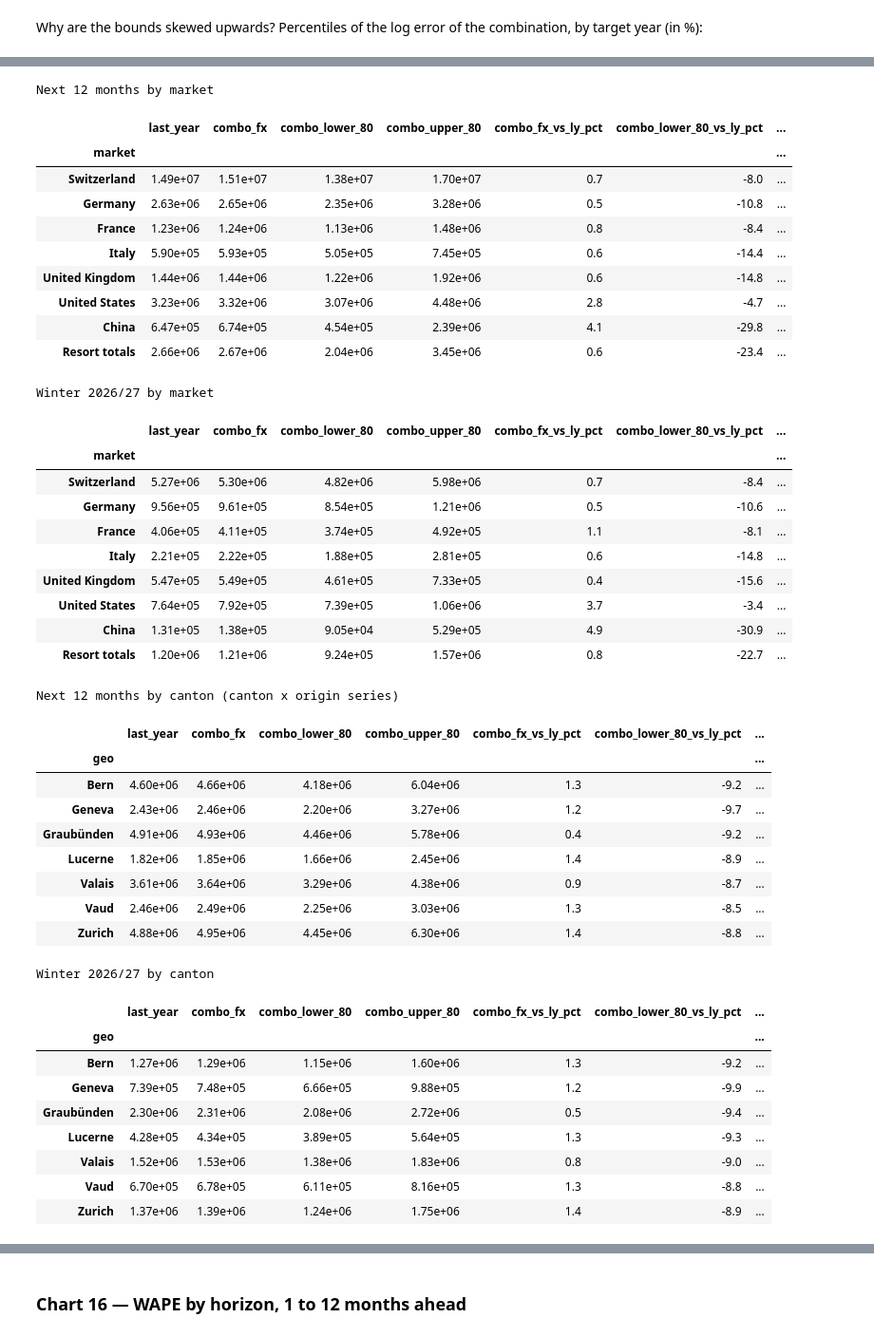
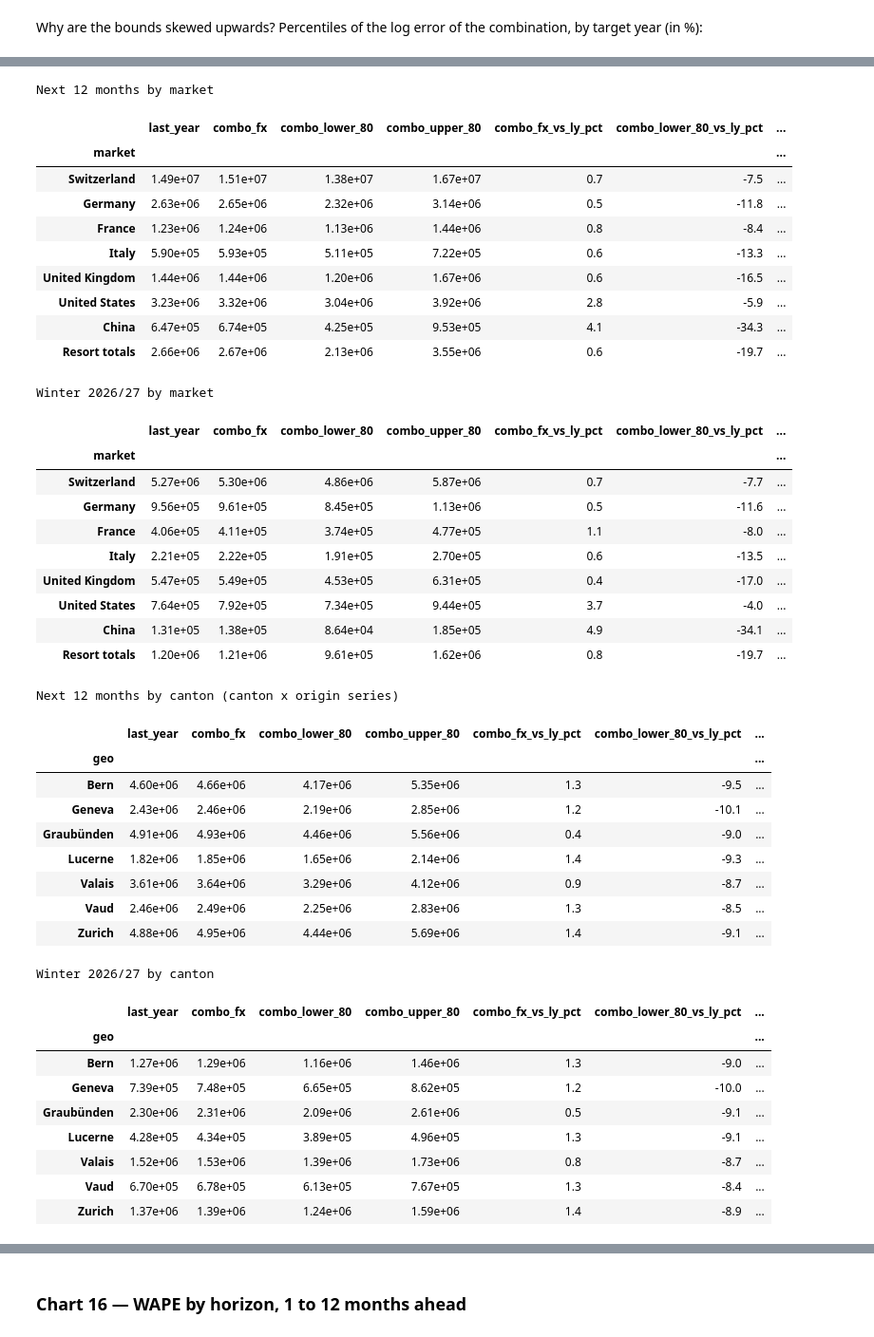
Before and after one commit to Pauulinooo/swiss-tourism-fx, a Jupyter notebook: notebooks/05_long_horizon.ipynb, the cells around one changed output, grey strips where cells are left out. Shown at 95% size. Saved outputs shown, nothing was run; the diff lists cells and outputs as text; code cells hidden in the pictures.

```diff
--- a/notebooks/05_long_horizon.ipynb
+++ b/notebooks/05_long_horizon.ipynb
@@ -154,6 +158,8 @@ display(w12.round(2))
 # %%
-q_cal = ol.interval_quantiles(res, calibration_only=True)
-q_all = ol.interval_quantiles(res, calibration_only=False)
+q_cal = ol.interval_quantiles(res, "check_preset")      # pre-set coverage check: fitted on 2023-2024
+q_all = ol.interval_quantiles(res, "preset")            # pre-set rule for the outlook: all 43 months
+q_c24 = ol.interval_quantiles(res, "check_2024")        # 2024+ rule, coverage check: fitted on 2024
+q_fwd = ol.interval_quantiles(res, "forward")           # 2024+ rule for the outlook: Jan 2024 - Jul 2026
 ev = ol.with_intervals(res[res["target_date"] >= lh.EVAL_START], q_cal)
 print(f"calibration: {res[res['target_date'] <= lh.CALIB_END]['target_date'].nunique()} target months | "
       f"check: {ev['target_date'].nunique()} target months, {len(ev):,} forecasts")
@@ -267,6 +314,7 @@ print(f"2023 (post-covid rebound): q90 {skew.loc[2023, 'q90']:.1f}% vs {skew.loc
 # %%
 models = lh.forecast_from_origin(panel, fx)
-out = ol.build_outlook(panel, fx, q_all, models)
+out = ol.build_outlook(panel, fx, q_fwd, models)
+out_pre = ol.build_outlook(panel, fx, q_all, models)
 
 def prev_actual(months):
     p = panel[panel["date"].isin(months)].copy()
@@ -281,68 +329,68 @@ def outlook_table(sub, prev, by):
     return t
 
 m12 = pd.date_range("2025-08-01", "2026-07-01", freq="MS")
 mw = pd.date_range("2025-12-01", "2026-03-01", freq="MS")
 canton_out, canton_prev12, canton_prevw = out[out["level"] == "canton"], prev_actual(m12), prev_actual(mw)
 o_m12 = outlook_table(out, prev_actual(m12), "market").reindex(MARKET_ORDER)
 o_mw = outlook_table(out[out["in_winter"]], prev_actual(mw), "market").reindex(MARKET_ORDER)
 o_c12 = outlook_table(canton_out, canton_prev12[canton_prev12["level"] == "canton"], "geo")
 o_cw = outlook_table(canton_out[canton_out["in_winter"]], canton_prevw[canton_prevw["level"] == "canton"], "geo")
 show = ["last_year", "combo_fx", "combo_lower_80", "combo_upper_80", "combo_fx_vs_ly_pct", "combo_lower_80_vs_ly_pct",
         "combo_upper_80_vs_ly_pct", "gb_fx_vs_ly_pct"]
 for title, t in [("Next 12 months by market", o_m12), ("Winter 2026/27 by market", o_mw),
                  ("Next 12 months by canton (canton x origin series)", o_c12), ("Winter 2026/27 by canton", o_cw)]:
     print(title); display(t[show].round(1))
 ct = canton_out.copy()
 tot12 = {c: ct[c].sum() for c in ["combo_fx", "combo_lower_80", "combo_upper_80"]}
 ly12 = canton_prev12.loc[canton_prev12["level"] == "canton", "nights"].sum()
 totw = {c: ct.loc[ct["in_winter"], c].sum() for c in ["combo_fx", "combo_lower_80", "combo_upper_80"]}
 lyw = canton_prevw.loc[canton_prevw["level"] == "canton", "nights"].sum()
 pct = lambda x, ly: 100 * (x / ly - 1)
 print(f"7 cantons, 7 markets, next 12 months: {tot12['combo_fx']/1e6:.1f} m nights "
-      f"({pct(tot12['combo_fx'], ly12):+.1f}% vs Aug 2025 - Jul 2026; 80% interval "
+      f"({pct(tot12['combo_fx'], ly12):+.1f}% vs Aug 2025 - Jul 2026; wide range "
       f"{pct(tot12['combo_lower_80'], ly12):+.1f}% to {pct(tot12['combo_upper_80'], ly12):+.1f}%)")
 print(f"Winter 2026/27: {totw['combo_fx']/1e6:.1f} m nights ({pct(totw['combo_fx'], lyw):+.1f}% vs Dec 2025 - Mar 2026; "
-      f"80% interval {pct(totw['combo_lower_80'], lyw):+.1f}% to {pct(totw['combo_upper_80'], lyw):+.1f}%)")
+      f"wide range {pct(totw['combo_lower_80'], lyw):+.1f}% to {pct(totw['combo_upper_80'], lyw):+.1f}%)")
 # %% [output]
 Next 12 months by market
 |  | last_year | combo_fx | combo_lower_80 | combo_upper_80 | combo_fx_vs_ly_pct | combo_lower_80_vs_ly_pct | ... |
 | market |  |  |  |  |  |  | ... |
-| Switzerland | 1.49e+07 | 1.51e+07 | 1.38e+07 | 1.70e+07 | 0.7 | -8.0 | ... |
-| Germany | 2.63e+06 | 2.65e+06 | 2.35e+06 | 3.28e+06 | 0.5 | -10.8 | ... |
-| France | 1.23e+06 | 1.24e+06 | 1.13e+06 | 1.48e+06 | 0.8 | -8.4 | ... |
-| Italy | 5.90e+05 | 5.93e+05 | 5.05e+05 | 7.45e+05 | 0.6 | -14.4 | ... |
-| United Kingdom | 1.44e+06 | 1.44e+06 | 1.22e+06 | 1.92e+06 | 0.6 | -14.8 | ... |
-| United States | 3.23e+06 | 3.32e+06 | 3.07e+06 | 4.48e+06 | 2.8 | -4.7 | ... |
-| China | 6.47e+05 | 6.74e+05 | 4.54e+05 | 2.39e+06 | 4.1 | -29.8 | ... |
-| Resort totals | 2.66e+06 | 2.67e+06 | 2.04e+06 | 3.45e+06 | 0.6 | -23.4 | ... |
+| Switzerland | 1.49e+07 | 1.51e+07 | 1.38e+07 | 1.67e+07 | 0.7 | -7.5 | ... |
+| Germany | 2.63e+06 | 2.65e+06 | 2.32e+06 | 3.14e+06 | 0.5 | -11.8 | ... |
+| France | 1.23e+06 | 1.24e+06 | 1.13e+06 | 1.44e+06 | 0.8 | -8.4 | ... |
+| Italy | 5.90e+05 | 5.93e+05 | 5.11e+05 | 7.22e+05 | 0.6 | -13.3 | ... |
+| United Kingdom | 1.44e+06 | 1.44e+06 | 1.20e+06 | 1.67e+06 | 0.6 | -16.5 | ... |
+| United States | 3.23e+06 | 3.32e+06 | 3.04e+06 | 3.92e+06 | 2.8 | -5.9 | ... |
+| China | 6.47e+05 | 6.74e+05 | 4.25e+05 | 9.53e+05 | 4.1 | -34.3 | ... |
+| Resort totals | 2.66e+06 | 2.67e+06 | 2.13e+06 | 3.55e+06 | 0.6 | -19.7 | ... |
 Winter 2026/27 by market
 |  | last_year | combo_fx | combo_lower_80 | combo_upper_80 | combo_fx_vs_ly_pct | combo_lower_80_vs_ly_pct | ... |
 | market |  |  |  |  |  |  | ... |
-| Switzerland | 5.27e+06 | 5.30e+06 | 4.82e+06 | 5.98e+06 | 0.7 | -8.4 | ... |
-| Germany | 9.56e+05 | 9.61e+05 | 8.54e+05 | 1.21e+06 | 0.5 | -10.6 | ... |
-| France | 4.06e+05 | 4.11e+05 | 3.74e+05 | 4.92e+05 | 1.1 | -8.1 | ... |
-| Italy | 2.21e+05 | 2.22e+05 | 1.88e+05 | 2.81e+05 | 0.6 | -14.8 | ... |
-| United Kingdom | 5.47e+05 | 5.49e+05 | 4.61e+05 | 7.33e+05 | 0.4 | -15.6 | ... |
-| United States | 7.64e+05 | 7.92e+05 | 7.39e+05 | 1.06e+06 | 3.7 | -3.4 | ... |
-| China | 1.31e+05 | 1.38e+05 | 9.05e+04 | 5.29e+05 | 4.9 | -30.9 | ... |
-| Resort totals | 1.20e+06 | 1.21e+06 | 9.24e+05 | 1.57e+06 | 0.8 | -22.7 | ... |
+| Switzerland | 5.27e+06 | 5.30e+06 | 4.86e+06 | 5.87e+06 | 0.7 | -7.7 | ... |
+| Germany | 9.56e+05 | 9.61e+05 | 8.45e+05 | 1.13e+06 | 0.5 | -11.6 | ... |
+| France | 4.06e+05 | 4.11e+05 | 3.74e+05 | 4.77e+05 | 1.1 | -8.0 | ... |
+| Italy | 2.21e+05 | 2.22e+05 | 1.91e+05 | 2.70e+05 | 0.6 | -13.5 | ... |
+| United Kingdom | 5.47e+05 | 5.49e+05 | 4.53e+05 | 6.31e+05 | 0.4 | -17.0 | ... |
+| United States | 7.64e+05 | 7.92e+05 | 7.34e+05 | 9.44e+05 | 3.7 | -4.0 | ... |
+| China | 1.31e+05 | 1.38e+05 | 8.64e+04 | 1.85e+05 | 4.9 | -34.1 | ... |
+| Resort totals | 1.20e+06 | 1.21e+06 | 9.61e+05 | 1.62e+06 | 0.8 | -19.7 | ... |
 Next 12 months by canton (canton x origin series)
 |  | last_year | combo_fx | combo_lower_80 | combo_upper_80 | combo_fx_vs_ly_pct | combo_lower_80_vs_ly_pct | ... |
 | geo |  |  |  |  |  |  | ... |
-| Bern | 4.60e+06 | 4.66e+06 | 4.18e+06 | 6.04e+06 | 1.3 | -9.2 | ... |
-| Geneva | 2.43e+06 | 2.46e+06 | 2.20e+06 | 3.27e+06 | 1.2 | -9.7 | ... |
-| Graubünden | 4.91e+06 | 4.93e+06 | 4.46e+06 | 5.78e+06 | 0.4 | -9.2 | ... |
-| Lucerne | 1.82e+06 | 1.85e+06 | 1.66e+06 | 2.45e+06 | 1.4 | -8.9 | ... |
-| Valais | 3.61e+06 | 3.64e+06 | 3.29e+06 | 4.38e+06 | 0.9 | -8.7 | ... |
-| Vaud | 2.46e+06 | 2.49e+06 | 2.25e+06 | 3.03e+06 | 1.3 | -8.5 | ... |
-| Zurich | 4.88e+06 | 4.95e+06 | 4.45e+06 | 6.30e+06 | 1.4 | -8.8 | ... |
+| Bern | 4.60e+06 | 4.66e+06 | 4.17e+06 | 5.35e+06 | 1.3 | -9.5 | ... |
+| Geneva | 2.43e+06 | 2.46e+06 | 2.19e+06 | 2.85e+06 | 1.2 | -10.1 | ... |
+| Graubünden | 4.91e+06 | 4.93e+06 | 4.46e+06 | 5.56e+06 | 0.4 | -9.0 | ... |
+| Lucerne | 1.82e+06 | 1.85e+06 | 1.65e+06 | 2.14e+06 | 1.4 | -9.3 | ... |
+| Valais | 3.61e+06 | 3.64e+06 | 3.29e+06 | 4.12e+06 | 0.9 | -8.7 | ... |
+| Vaud | 2.46e+06 | 2.49e+06 | 2.25e+06 | 2.83e+06 | 1.3 | -8.5 | ... |
+| Zurich | 4.88e+06 | 4.95e+06 | 4.44e+06 | 5.69e+06 | 1.4 | -9.1 | ... |
 Winter 2026/27 by canton
 |  | last_year | combo_fx | combo_lower_80 | combo_upper_80 | combo_fx_vs_ly_pct | combo_lower_80_vs_ly_pct | ... |
 | geo |  |  |  |  |  |  | ... |
-| Bern | 1.27e+06 | 1.29e+06 | 1.15e+06 | 1.60e+06 | 1.3 | -9.2 | ... |
-| Geneva | 7.39e+05 | 7.48e+05 | 6.66e+05 | 9.88e+05 | 1.2 | -9.9 | ... |
-| Graubünden | 2.30e+06 | 2.31e+06 | 2.08e+06 | 2.72e+06 | 0.5 | -9.4 | ... |
-| Lucerne | 4.28e+05 | 4.34e+05 | 3.89e+05 | 5.64e+05 | 1.3 | -9.3 | ... |
-| Valais | 1.52e+06 | 1.53e+06 | 1.38e+06 | 1.83e+06 | 0.8 | -9.0 | ... |
-| Vaud | 6.70e+05 | 6.78e+05 | 6.11e+05 | 8.16e+05 | 1.3 | -8.8 | ... |
-| Zurich | 1.37e+06 | 1.39e+06 | 1.24e+06 | 1.75e+06 | 1.4 | -8.9 | ... |
+| Bern | 1.27e+06 | 1.29e+06 | 1.16e+06 | 1.46e+06 | 1.3 | -9.0 | ... |
+| Geneva | 7.39e+05 | 7.48e+05 | 6.65e+05 | 8.62e+05 | 1.2 | -10.0 | ... |
+| Graubünden | 2.30e+06 | 2.31e+06 | 2.09e+06 | 2.61e+06 | 0.5 | -9.1 | ... |
+| Lucerne | 4.28e+05 | 4.34e+05 | 3.89e+05 | 4.96e+05 | 1.3 | -9.1 | ... |
+| Valais | 1.52e+06 | 1.53e+06 | 1.39e+06 | 1.73e+06 | 0.8 | -8.7 | ... |
+| Vaud | 6.70e+05 | 6.78e+05 | 6.13e+05 | 7.67e+05 | 1.3 | -8.4 | ... |
+| Zurich | 1.37e+06 | 1.39e+06 | 1.24e+06 | 1.59e+06 | 1.4 | -8.9 | ... |
```
Also changed, not shown: parts of 16 cells of this notebook, 2 other files.
